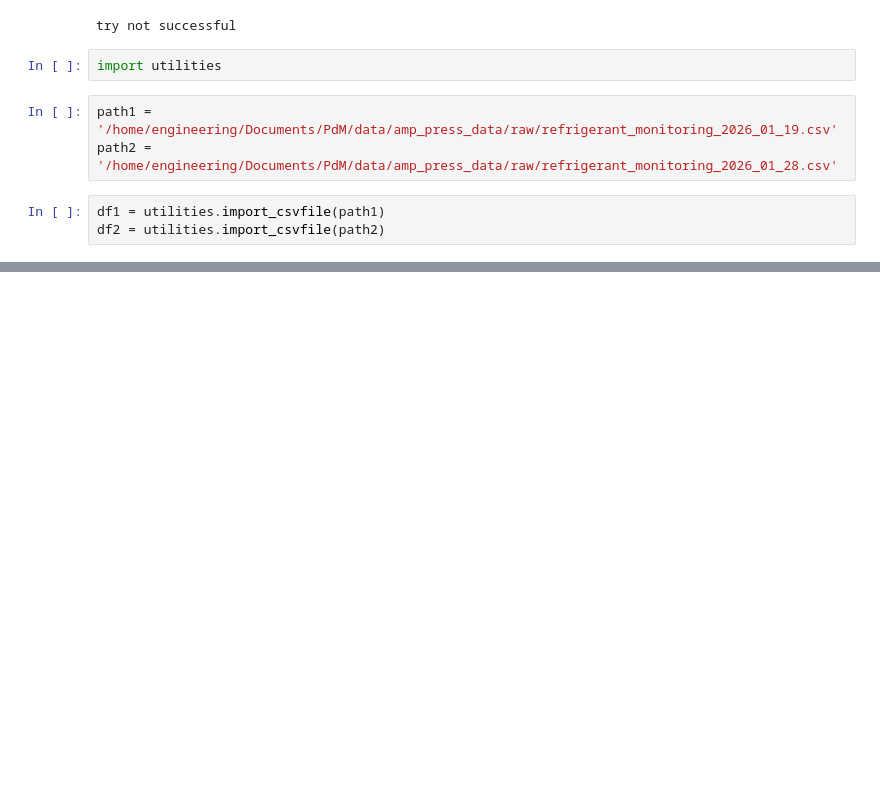
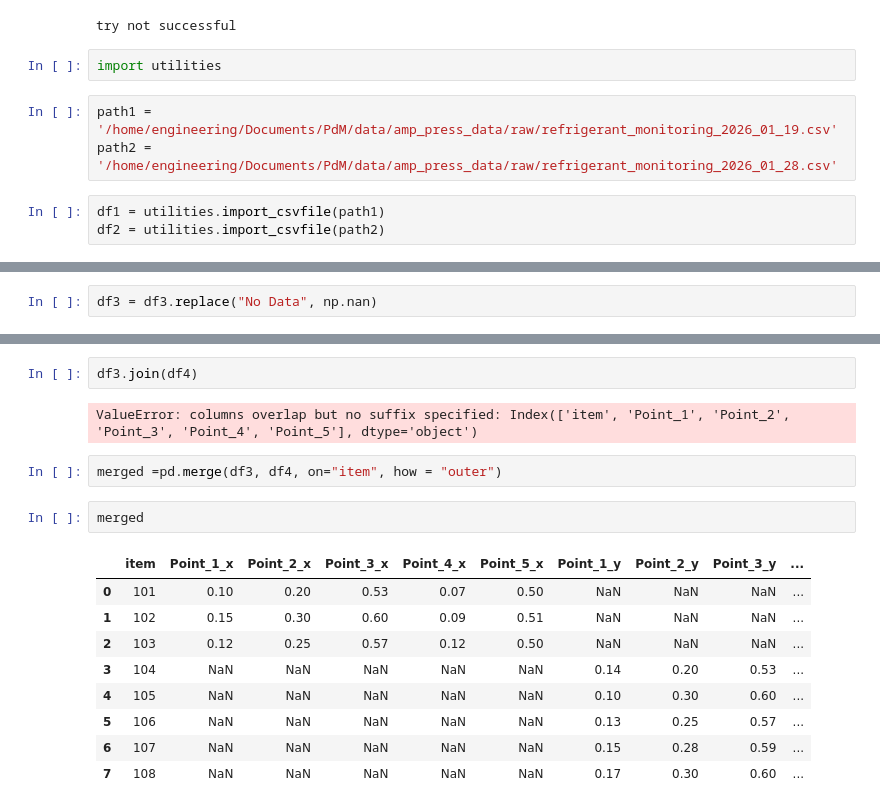
Before and after one commit to JohnCaruthers1AZ/refsys, a Jupyter notebook: point_name_test.ipynb, the cells around one changed output, grey strips where cells are left out. Drawn from its saved outputs; the diff is of its cells as text; blank space fills up the shorter version.

Commit message:
testing merge

```diff
--- a/point_name_test.ipynb
+++ b/point_name_test.ipynb
@@ -159,0 +198,2 @@ df1.head(10)
+# %%
+df3 = df3.replace("No Data", np.nan)
@@ -159,0 +209,18 @@ df1.head(10)
+# %%
+df3.join(df4)
+# %% [output]
+ValueError: columns overlap but no suffix specified: Index(['item', 'Point_1', 'Point_2', 'Point_3', 'Point_4', 'Point_5'], dtype='object')
+# %%
+merged =pd.merge(df3, df4, on="item", how = "outer")
+# %%
+merged
+# %% [output]
+|  | item | Point_1_x | Point_2_x | Point_3_x | Point_4_x | Point_5_x | Point_1_y | Point_2_y | Point_3_y | ... |
+| 0 | 101 | 0.10 | 0.20 | 0.53 | 0.07 | 0.50 | NaN | NaN | NaN | ... |
+| 1 | 102 | 0.15 | 0.30 | 0.60 | 0.09 | 0.51 | NaN | NaN | NaN | ... |
+| 2 | 103 | 0.12 | 0.25 | 0.57 | 0.12 | 0.50 | NaN | NaN | NaN | ... |
+| 3 | 104 | NaN | NaN | NaN | NaN | NaN | 0.14 | 0.20 | 0.53 | ... |
+| 4 | 105 | NaN | NaN | NaN | NaN | NaN | 0.10 | 0.30 | 0.60 | ... |
+| 5 | 106 | NaN | NaN | NaN | NaN | NaN | 0.13 | 0.25 | 0.57 | ... |
+| 6 | 107 | NaN | NaN | NaN | NaN | NaN | 0.15 | 0.28 | 0.59 | ... |
+| 7 | 108 | NaN | NaN | NaN | NaN | NaN | 0.17 | 0.30 | 0.60 | ... |
```
Also changed, not shown: parts of 4 cells of this notebook.
